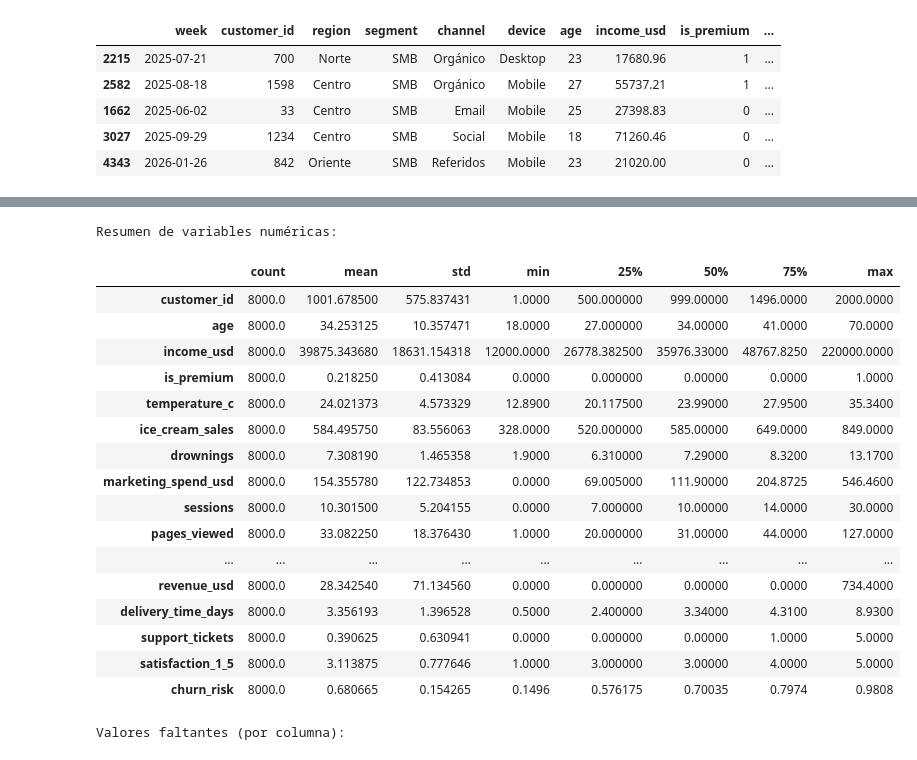
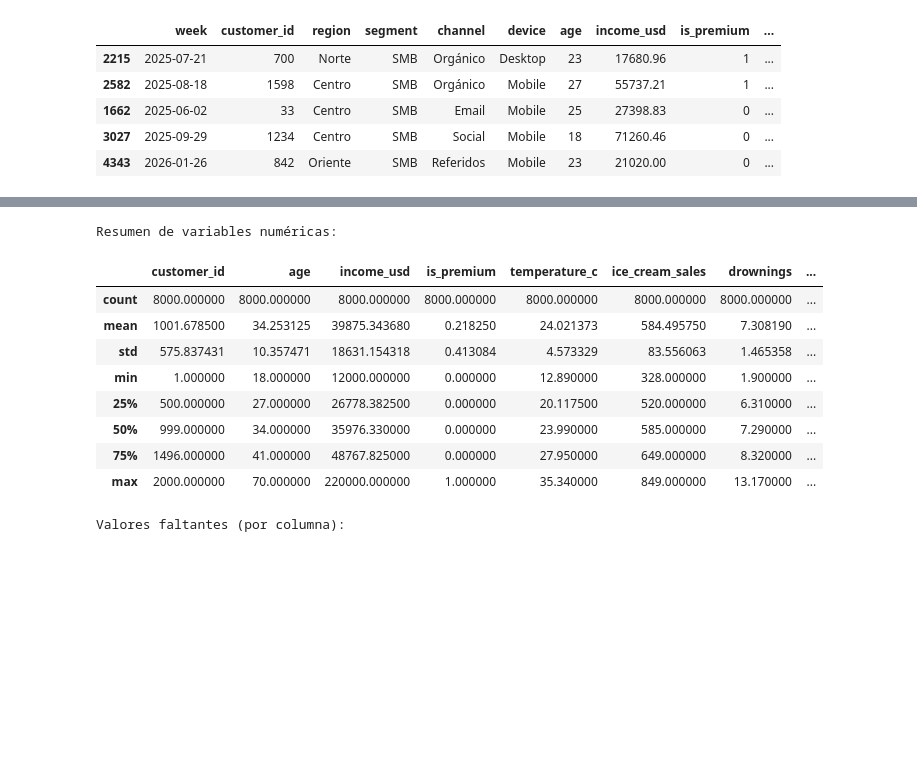
Before and after one commit to ljpiere/tpdata_python, a Jupyter notebook: DA/Sprint8_Webinar23_Teorico.ipynb, the cells around one changed output, grey strips where cells are left out. Saved outputs shown, nothing was run; the diff lists cells and outputs as text; code cells hidden in the pictures; blank space fills up the shorter version.

```diff
--- a/DA/Sprint8_Webinar23_Teorico.ipynb
+++ b/DA/Sprint8_Webinar23_Teorico.ipynb
@@ -277,26 +277,18 @@ churn_risk                    float64
 dtype: object
 # %%
 print("\nResumen de variables numéricas:")
-display(df.select_dtypes(include="number").describe().T)
+display(df.select_dtypes(include="number").describe())
 # %% [output]
 Resumen de variables numéricas:
-|  | count | mean | std | min | 25% | 50% | 75% | max |
-| customer_id | 8000.0 | 1001.678500 | 575.837431 | 1.0000 | 500.000000 | 999.00000 | 1496.0000 | 2000.0000 |
-| age | 8000.0 | 34.253125 | 10.357471 | 18.0000 | 27.000000 | 34.00000 | 41.0000 | 70.0000 |
-| income_usd | 8000.0 | 39875.343680 | 18631.154318 | 12000.0000 | 26778.382500 | 35976.33000 | 48767.8250 | 220000.0000 |
-| is_premium | 8000.0 | 0.218250 | 0.413084 | 0.0000 | 0.000000 | 0.00000 | 0.0000 | 1.0000 |
-| temperature_c | 8000.0 | 24.021373 | 4.573329 | 12.8900 | 20.117500 | 23.99000 | 27.9500 | 35.3400 |
-| ice_cream_sales | 8000.0 | 584.495750 | 83.556063 | 328.0000 | 520.000000 | 585.00000 | 649.0000 | 849.0000 |
-| drownings | 8000.0 | 7.308190 | 1.465358 | 1.9000 | 6.310000 | 7.29000 | 8.3200 | 13.1700 |
-| marketing_spend_usd | 8000.0 | 154.355780 | 122.734853 | 0.0000 | 69.005000 | 111.90000 | 204.8725 | 546.4600 |
-| sessions | 8000.0 | 10.301500 | 5.204155 | 0.0000 | 7.000000 | 10.00000 | 14.0000 | 30.0000 |
-| pages_viewed | 8000.0 | 33.082250 | 18.376430 | 1.0000 | 20.000000 | 31.00000 | 44.0000 | 127.0000 |
-| ... | ... | ... | ... | ... | ... | ... | ... | ... |
-| revenue_usd | 8000.0 | 28.342540 | 71.134560 | 0.0000 | 0.000000 | 0.00000 | 0.0000 | 734.4000 |
-| delivery_time_days | 8000.0 | 3.356193 | 1.396528 | 0.5000 | 2.400000 | 3.34000 | 4.3100 | 8.9300 |
-| support_tickets | 8000.0 | 0.390625 | 0.630941 | 0.0000 | 0.000000 | 0.00000 | 1.0000 | 5.0000 |
-| satisfaction_1_5 | 8000.0 | 3.113875 | 0.777646 | 1.0000 | 3.000000 | 3.00000 | 4.0000 | 5.0000 |
-| churn_risk | 8000.0 | 0.680665 | 0.154265 | 0.1496 | 0.576175 | 0.70035 | 0.7974 | 0.9808 |
+|  | customer_id | age | income_usd | is_premium | temperature_c | ice_cream_sales | drownings | ... |
+| count | 8000.000000 | 8000.000000 | 8000.000000 | 8000.000000 | 8000.000000 | 8000.000000 | 8000.000000 | ... |
+| mean | 1001.678500 | 34.253125 | 39875.343680 | 0.218250 | 24.021373 | 584.495750 | 7.308190 | ... |
+| std | 575.837431 | 10.357471 | 18631.154318 | 0.413084 | 4.573329 | 83.556063 | 1.465358 | ... |
+| min | 1.000000 | 18.000000 | 12000.000000 | 0.000000 | 12.890000 | 328.000000 | 1.900000 | ... |
+| 25% | 500.000000 | 27.000000 | 26778.382500 | 0.000000 | 20.117500 | 520.000000 | 6.310000 | ... |
+| 50% | 999.000000 | 34.000000 | 35976.330000 | 0.000000 | 23.990000 | 585.000000 | 7.290000 | ... |
+| 75% | 1496.000000 | 41.000000 | 48767.825000 | 0.000000 | 27.950000 | 649.000000 | 8.320000 | ... |
+| max | 2000.000000 | 70.000000 | 220000.000000 | 1.000000 | 35.340000 | 849.000000 | 13.170000 | ... |
 # %%
 print("\nValores faltantes (por columna):")
 display(df.isna().sum().sort_values(ascending=False).head(10))
```
Also changed, not shown: parts of 5 cells of this notebook.
